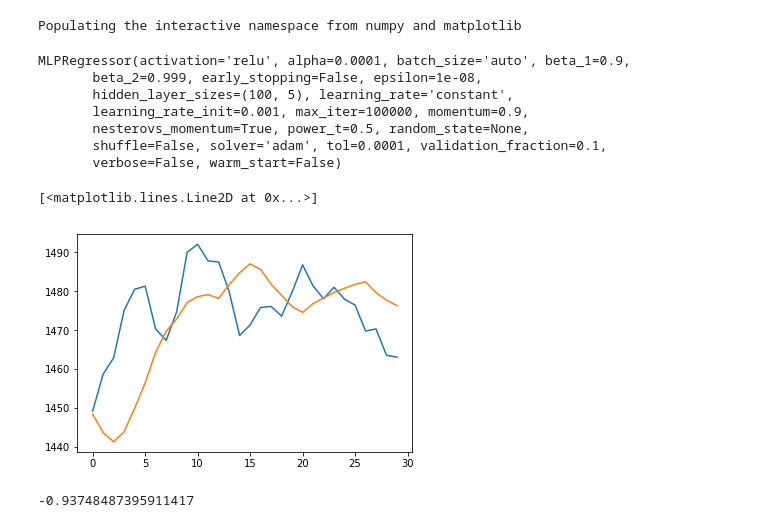
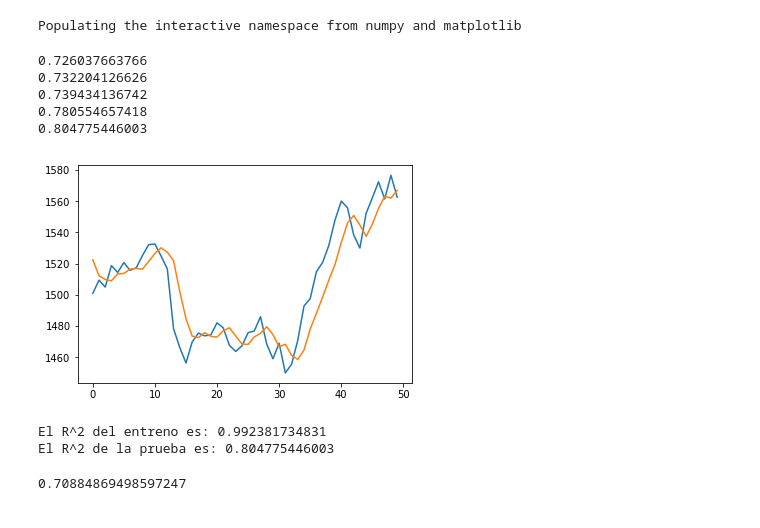
Before and after one commit to jcsolarte10/herramientas_computacionales, a Jupyter notebook: Proyecto/Intento 1.ipynb, the cells around one changed output. Drawn from its saved outputs; the diff is of its cells as text; code cells hidden in the pictures.

```diff
--- a/Proyecto/Intento 1.ipynb
+++ b/Proyecto/Intento 1.ipynb
@@ -78,31 +78,48 @@ p=np.array(b, dtype= np.float64)db
 ## Prueba
 # %%
 #Definición de matrices de entreno
-train=train_X_Y(d,p,6,2000,7)
+train=train_X_Y(d,p,700,1600,7)
+# %%
+#Definición de matrices de prueba
+test=test_X_Y(d,p,2450,50,7)
 # %%
 #Entreno del sistema
-rg = MLPRegressor(hidden_layer_sizes=(100,5), max_iter= 100000, activation="relu",shuffle= False, solver= "adam" )
-rg.fit(train["X"],train["Y"])
+rg= None
+best = 0
+for i in range(30):
+    r = MLPRegressor(hidden_layer_sizes=(60,10), max_iter= 200, activation="relu",shuffle= False, solver= "adam", warm_start=False)
+    r.fit(train["X"],train["Y"])
+    b= r.score(test["X"], test["Y"])
+
+
+
+    if best<b:
+        rg = r
+        best = b
+        print(b)
 # %% [output]
-MLPRegressor(activation='relu', alpha=0.0001, batch_size='auto', beta_1=0.9,
-       beta_2=0.999, early_stopping=False, epsilon=1e-08,
-       hidden_layer_sizes=(100, 5), learning_rate='constant',
-       learning_rate_init=0.001, max_iter=100000, momentum=0.9,
-       nesterovs_momentum=True, power_t=0.5, random_state=None,
-       shuffle=False, solver='adam', tol=0.0001, validation_fraction=0.1,
-       verbose=False, warm_start=False)
+0.726037663766
+0.732204126626
+0.739434136742
+0.780554657418
+0.804775446003
-# %%
-#Definición de matrices de prueba
-test=test_X_Y(d,p,2300,30,7)
 # %%
 #Grafica de predicción y real
 plt.plot(test["Y"])
 plt.plot(rg.predict(test["X"]))
+score_train = rg.score(train["X"], train["Y"])
+score_test = rg.score(test["X"], test["Y"])
+plt.show()
+print("El R^2 del entreno es: " + str(score_train))
+print("El R^2 de la prueba es: " + str(score_test))
 # %% [output]
+[figure, new version]
-[<matplotlib.lines.Line2D at 0x...>]
+El R^2 del entreno es: 0.992381734831
+El R^2 de la prueba es: 0.804775446003
-[figure, old version]
 # %%
 #Prueba del modelo
-rg.score(test["X"], test["Y"])
+rg.score(train["X"], train["Y"])
-# %% [output]
--0.93748487395911417
+# %%
+rg.score(test["X"], test["Y"])
+# %% [output]
+0.70884869498597247
```
Also changed, not shown: parts of 7 cells of this notebook, 1 other file.
